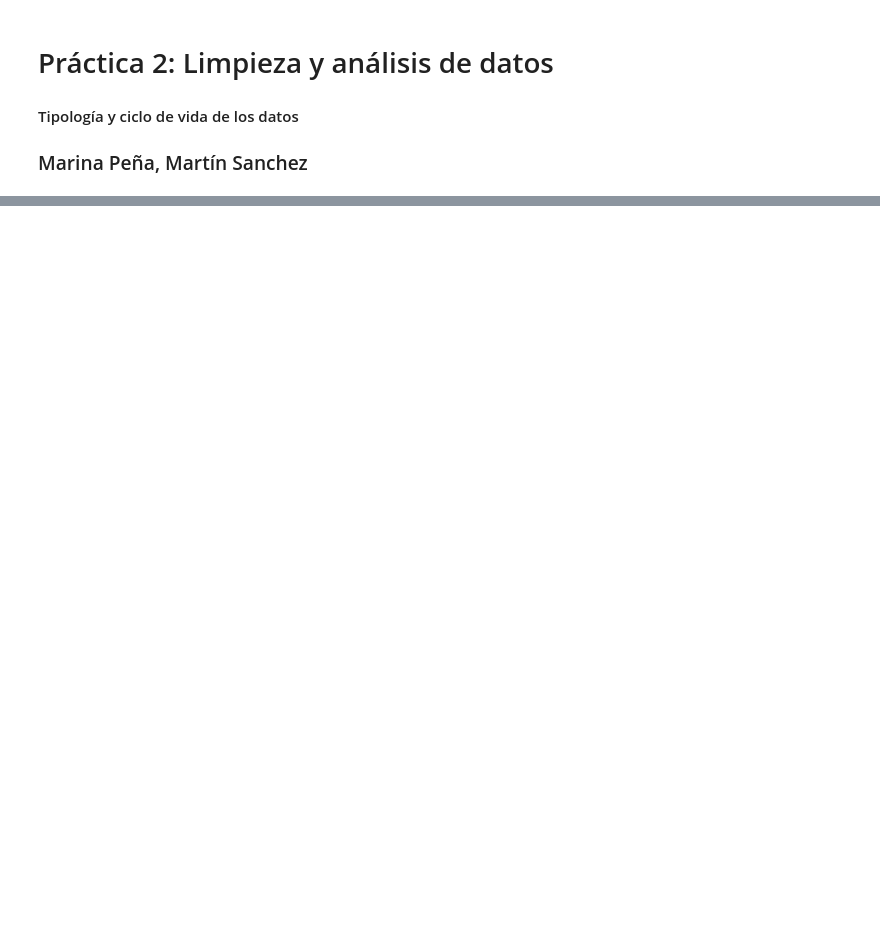
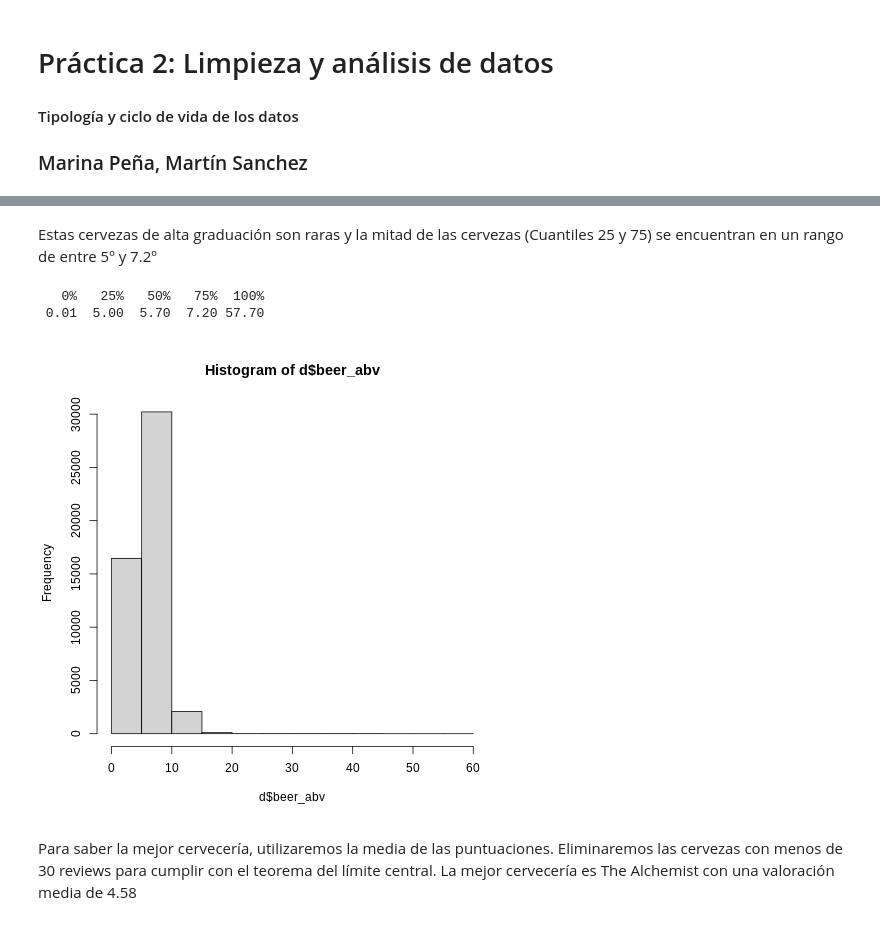
Before and after one commit to martinsanc/data_cleaning, a Jupyter notebook: PRA2.ipynb, the cells around one changed output, grey strips where cells are left out. Drawn from its saved outputs; the diff is of its cells as text; code cells hidden in the pictures; blank space fills up the shorter version.

```diff
--- a/PRA2.ipynb
+++ b/PRA2.ipynb
@@ -24,0 +538,4 @@
+# %%
+%%R
+d = distinct(data[, c('brewery_name', 'beer_name', 'beer_abv' )])
+d %>% arrange(desc(beer_abv)) %>% head(10)
@@ -24,0 +560,13 @@
+# %% [markdown]
+Estas cervezas de alta graduación son raras y la mitad de las cervezas (Cuantiles 25 y 75) se encuentran en un rango de entre 5º y 7.2º
+# %%
+%%R
+hist(d$beer_abv)
+quantile(d$beer_abv)
+# %% [output]
+   0%   25%   50%   75%  100%
+ 0.01  5.00  5.70  7.20 57.70
+[figure, added]
+# %% [markdown]
+
+Para saber la mejor cervecería, utilizaremos la media de las puntuaciones. Eliminaremos las cervezas con menos de 30 reviews para cumplir con el teorema del límite central. La mejor cervecería es The Alchemist con una valoración media de 4.58
```
Also changed, not shown: parts of 84 cells of this notebook.
